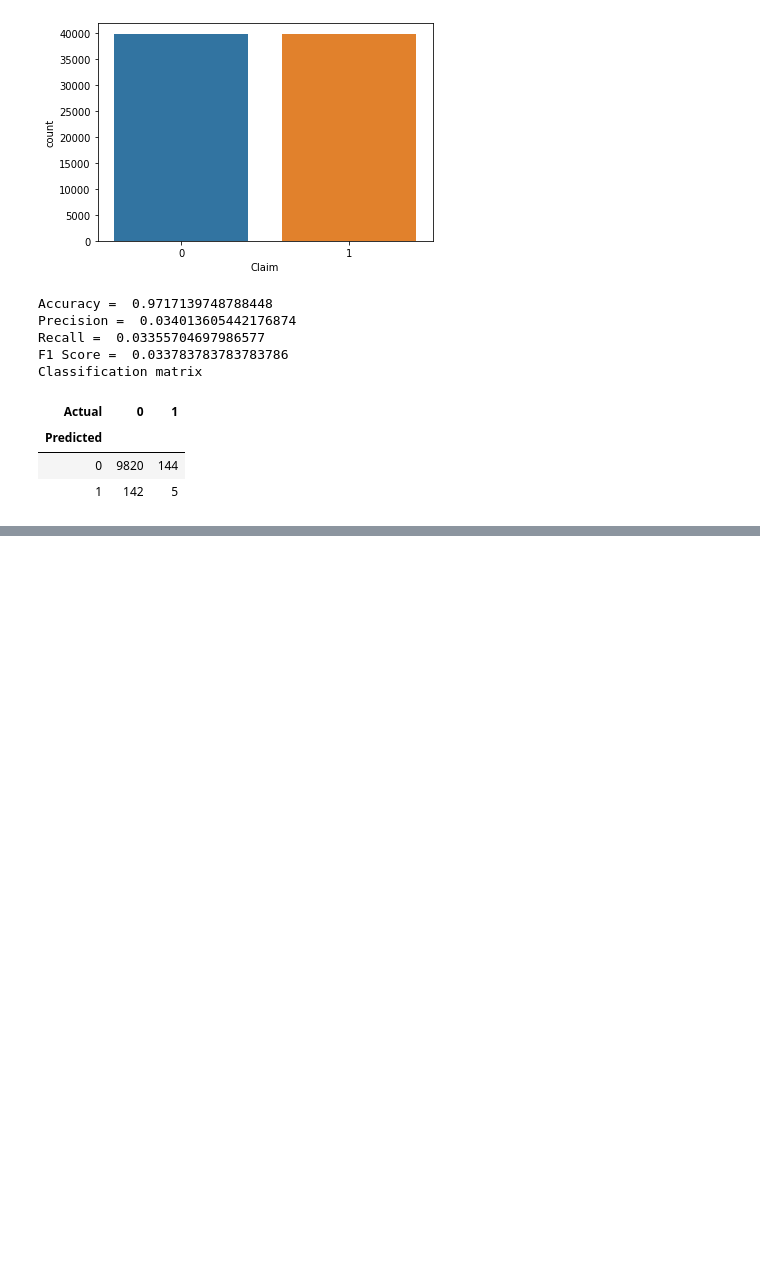
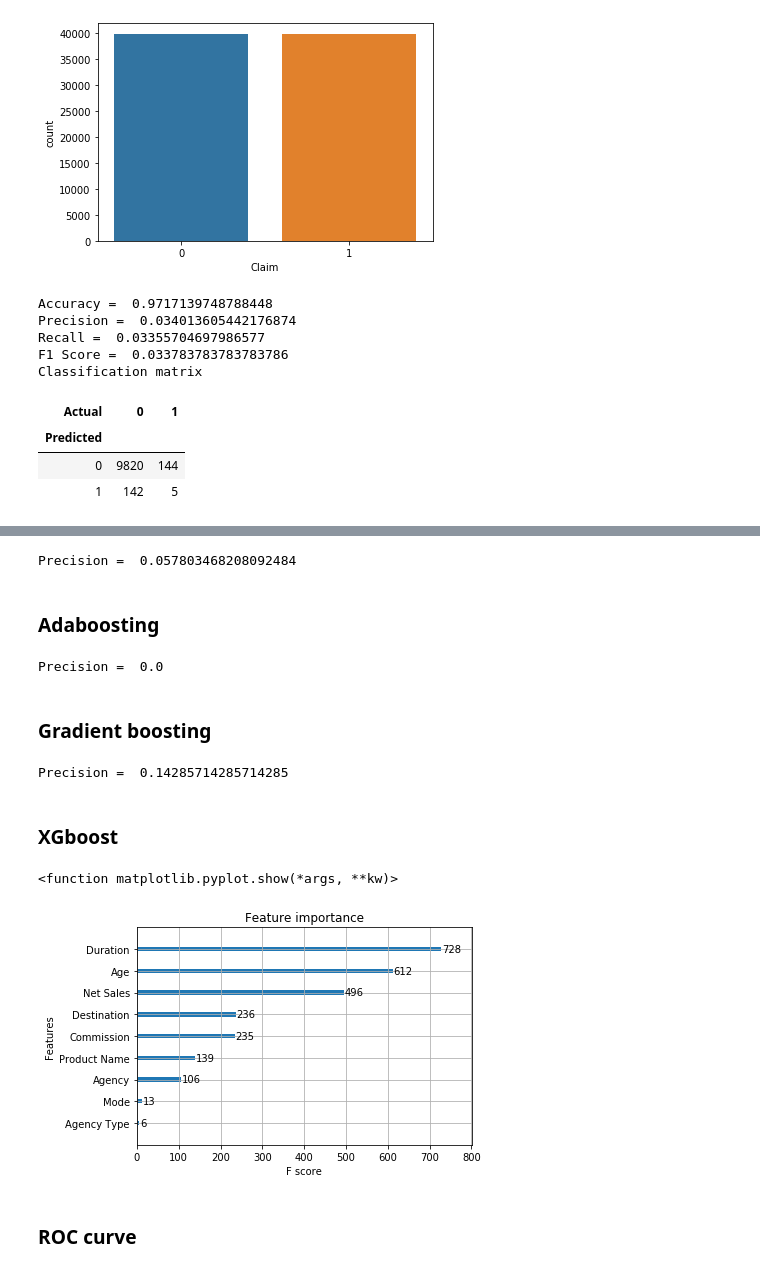
Before and after one commit to VandhanaV/Travel_insurance_claim, a Jupyter notebook: code/Claim_Insurance.ipynb, the cells around one changed output, grey strips where cells are left out. Cells and saved outputs as stored; diff of their text form; code cells hidden in the pictures; blank space fills up the shorter version.

```diff
--- a/code/Claim_Insurance.ipynb
+++ b/code/Claim_Insurance.ipynb
@@ -258,8 +255,8 @@ from sklearn.model_selection import GridSearchCV
 parameter_grid = {'max_depth': np.arange(3,10), 'min_samples_leaf': range(10,50,10)}
 
 # Code starts here
-model_2=DecisionTreeClassifier(random_state=0)
-p_tree=GridSearchCV(estimator=model_2, param_grid=parameter_grid,cv=5)
+dt=DecisionTreeClassifier(random_state=0)
+p_tree=GridSearchCV(estimator=dt, param_grid=parameter_grid,cv=5)
 p_tree.fit(X_train,y_train)
 y_pred2=p_tree.predict(X_test)
 # Code ends here
@@ -359,0 +408,58 @@ Classification matrix
+# %%
+from mlxtend.classifier import StackingClassifier
+classifier1 = DecisionTreeClassifier(random_state=0)
+classifier2= DecisionTreeClassifier(random_state=1)
+classifier3 = DecisionTreeClassifier(random_state=2)
+classifier4= DecisionTreeClassifier(random_state=3)
+classifier_list=[classifier1,classifier2,classifier3,classifier4]
+m_classifier=LogisticRegression(random_state=0)
+# Code starts here
+sclf=StackingClassifier(classifiers=classifier_list,meta_classifier=m_classifier)
+sclf.fit(X_train,y_train)
+y_pred_stack=sclf.predict(X_test)
+print("Precision = " ,precision_score(y_test, y_pred_stack))
+# %% [output]
+Precision =  0.057803468208092484
+# %% [markdown]
+### Adaboosting
+# %%
+
+#Fitting of Weak Classifier
+dt_clf=DecisionTreeClassifier(max_depth=1,random_state=0)
+dt_clf.fit(X_train,y_train)
+dt_score=dt_clf.score(X_test,y_test)
+
+# Fitting of weak classifier with Adaboost
+ada_clf=AdaBoostClassifier(base_estimator=dt_clf, random_state=0)
+ada_clf.fit(X_train,y_train)
+y_pred_ada = ada_clf.predict(X_test)
+print("Precision = " ,precision_score(y_test, y_pred_ada))
+# %% [output]
+Precision =  0.0
+# %% [markdown]
+### Gradient boosting
+# %%
+gb_clf=GradientBoostingClassifier(random_state=0)
+gb_clf.fit(X_train,y_train)
+y_pred_grad=gb_clf.predict(X_test)
+print("Precision = " ,precision_score(y_test, y_pred_grad))
+# %% [output]
+Precision =  0.14285714285714285
+# %% [markdown]
+### XGboost
+# %%
+from xgboost import plot_importance
+from xgboost import XGBClassifier
+
+xgb_clf=XGBClassifier(random_state=0)
+xgb_clf.fit(X_train,y_train)
+#y_pred_xg=xgb_clf.predict(X_test,y_test)
+#print("Precision = " ,precision_score(y_test, y_pred_xg))
+
+plot_importance(xgb_clf)
+plt.show
+# %% [output]
+<function matplotlib.pyplot.show(*args, **kw)>
+[figure, added]
+# %% [markdown]
+### ROC curve
```
Also changed, not shown: parts of 20 cells of this notebook.
